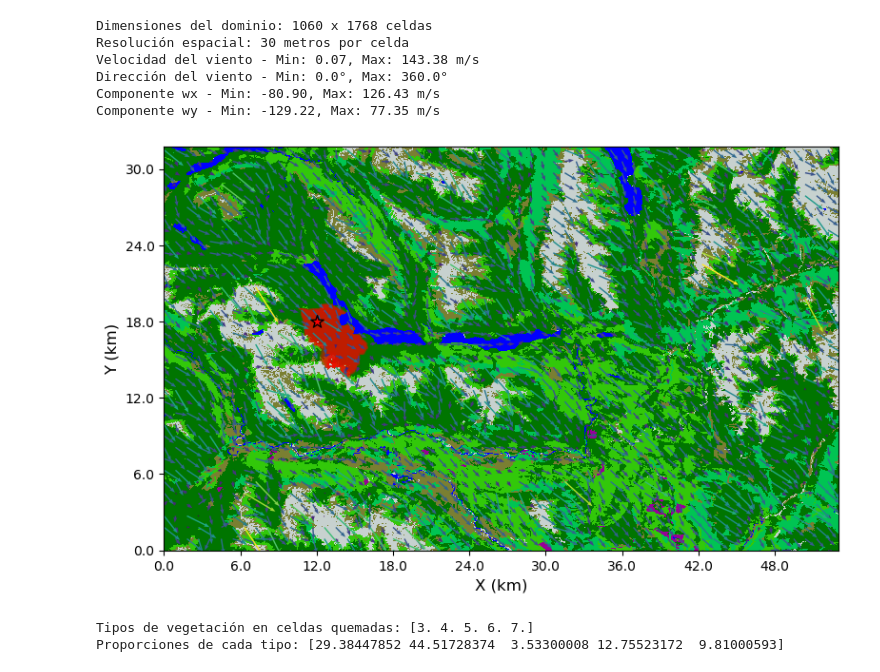
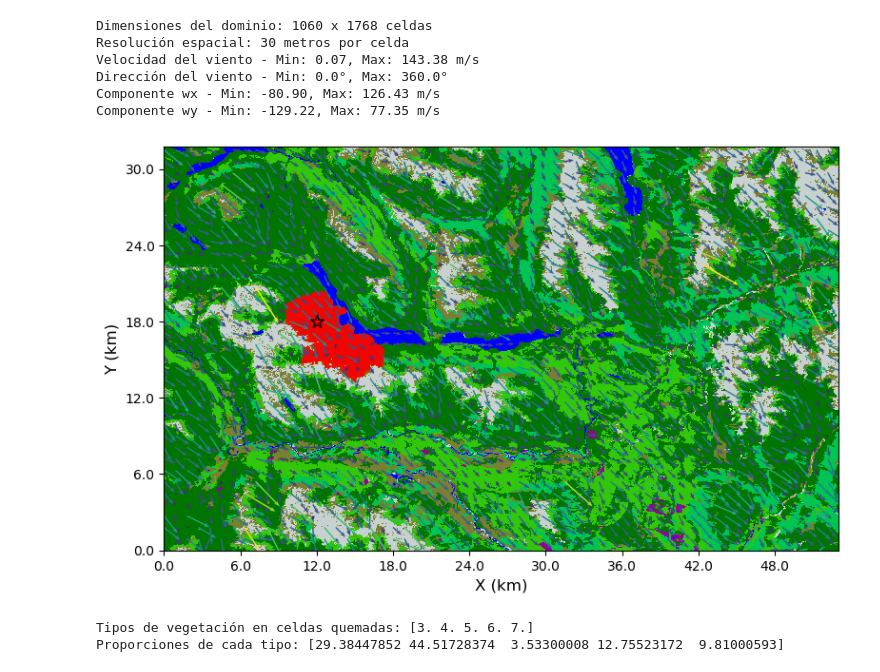
Before and after one commit to Maestria-Incendios-Forestales-2024-2025/Incendios-Genetico-PINNs, a Jupyter notebook: visualizacion_incendios.ipynb, the cells around one changed output. Drawn from its saved outputs; the diff is of its cells as text; code cells hidden in the pictures.

Commit message:
creación y visualización del segundo experimento

```diff
--- a/visualizacion_incendios.ipynb
+++ b/visualizacion_incendios.ipynb
@@ -99,7 +99,7 @@ Dirección del viento - Min: 0.0°, Max: 360.0°
 Componente wx - Min: -80.90, Max: 126.43 m/s
 Componente wy - Min: -129.22, Max: 77.35 m/s
 # %%
-R_np = np.squeeze(np.load("R_referencia_1.npy"))
+R_np = np.squeeze(np.load("R_referencia_2.npy"))
 
 # R_np = np.load("R_final.npy")[1]
 
@@ -133,34 +133,34 @@ quiver = ax.quiver(x_coords, y_coords, wx_sub, wy_sub,
                    angles='xy',
                    alpha=1,
                    width=0.002,  # Aumentar más el grosor de los vectores
                    headwidth=3,  # Aumentar el tamaño de las cabezas de flecha
                    headlength=4,  # Aumentar la longitud de las cabezas de flecha
                    headaxislength=3.5)  # Ajustar la longitud del eje de la cabeza
 
 # Configurar ejes y etiquetas
 ax.set_xticks(x_ticks)
 ax.set_yticks(y_ticks)
 ax.set_xticklabels([f"{x:.1f}" for x in x_labels])
 ax.set_yticklabels([f"{y:.1f}" for y in y_labels])
 ax.set_xlabel("X (km)", fontsize=12)
 ax.set_ylabel("Y (km)", fontsize=12)
 # ax.set_title('Vectores de Viento sobre Mapa de Vegetación\nLagos Steffen y Martin', fontsize=14)
 
 # Agregar una leyenda de escala para los vectores
 # Crear un vector de referencia
 ref_speed = 10  # m/s
 ax.quiverkey(quiver, 0.85, 0.95, ref_speed, f'{ref_speed} m/s',
              labelpos='E', coordinates='figure', fontproperties={'size': 10})
 
 ax.scatter([400], [600], color='red', marker='*', s=100, edgecolors='black', label='Foco del incendio')
 
 # plt.xlim(500, 700)
 # plt.ylim(200, 400)
 
 plt.tight_layout()
 plt.show()
 # %% [output]
-[figure, old version]
+[figure, new version]
 # %%
 # Encuentra las posiciones donde R_np > 0 (celdas quemadas)
 indices_quemadas = np.where(R_np > 0)
```
Also changed, not shown: 1 other file.
